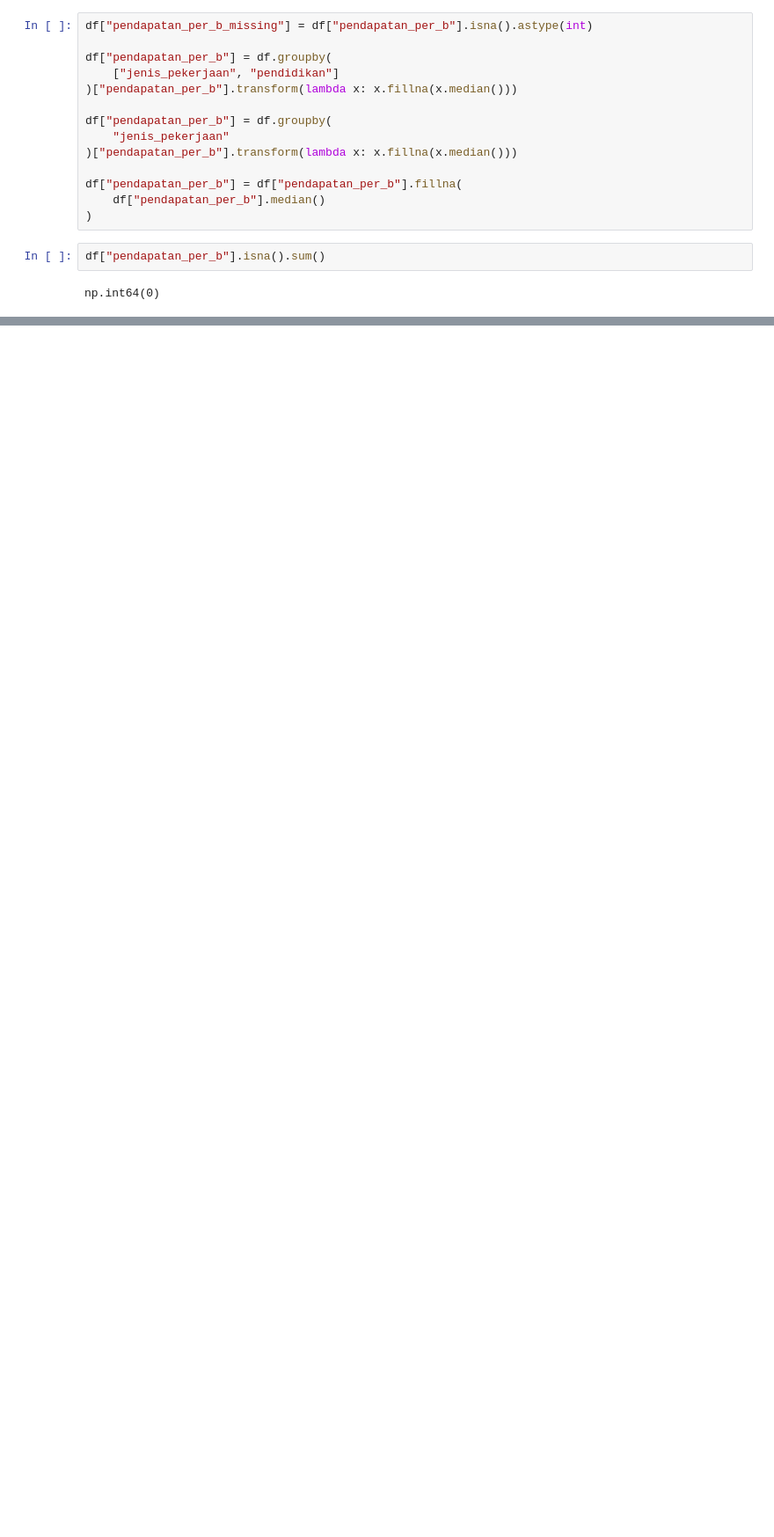
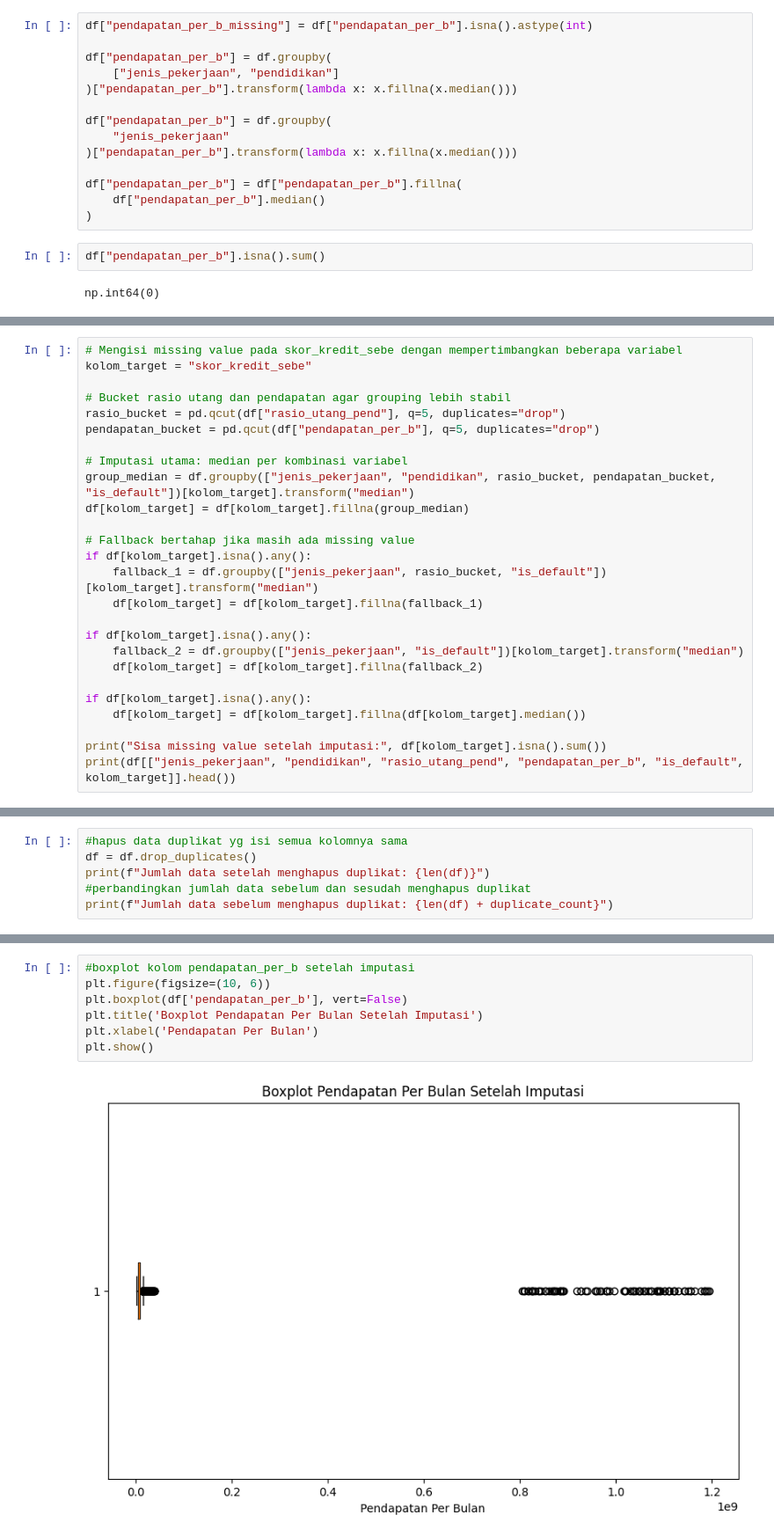
Before and after one commit to andikadibyaa/bflp-python, a Jupyter notebook: Sesi 2 - 10 JUN - Sesi EDA.ipynb, the cells around one changed output, grey strips where cells are left out. Shown at 88% size. Drawn from its saved outputs; the diff is of its cells as text; blank space fills up the shorter version.

```diff
--- a/Sesi 2 - 10 JUN - Sesi EDA.ipynb
+++ b/Sesi 2 - 10 JUN - Sesi EDA.ipynb
@@ -450,0 +736,26 @@ np.int64(0)
+# %%
+# Mengisi missing value pada skor_kredit_sebe dengan mempertimbangkan beberapa variabel
+kolom_target = "skor_kredit_sebe"
+
+# Bucket rasio utang dan pendapatan agar grouping lebih stabil
+rasio_bucket = pd.qcut(df["rasio_utang_pend"], q=5, duplicates="drop")
+pendapatan_bucket = pd.qcut(df["pendapatan_per_b"], q=5, duplicates="drop")
+
+# Imputasi utama: median per kombinasi variabel
+group_median = df.groupby(["jenis_pekerjaan", "pendidikan", rasio_bucket, pendapatan_bucket, "is_default"])[kolom_target].transform("median")
+df[kolom_target] = df[kolom_target].fillna(group_median)
+
+# Fallback bertahap jika masih ada missing value
+if df[kolom_target].isna().any():
+    fallback_1 = df.groupby(["jenis_pekerjaan", rasio_bucket, "is_default"])[kolom_target].transform("median")
+    df[kolom_target] = df[kolom_target].fillna(fallback_1)
+
+if df[kolom_target].isna().any():
+    fallback_2 = df.groupby(["jenis_pekerjaan", "is_default"])[kolom_target].transform("median")
+    df[kolom_target] = df[kolom_target].fillna(fallback_2)
+
+if df[kolom_target].isna().any():
+    df[kolom_target] = df[kolom_target].fillna(df[kolom_target].median())
+
+print("Sisa missing value setelah imputasi:", df[kolom_target].isna().sum())
+print(df[["jenis_pekerjaan", "pendidikan", "rasio_utang_pend", "pendapatan_per_b", "is_default", kolom_target]].head())
@@ -450,0 +807,6 @@ np.int64(0)
+# %%
+#hapus data duplikat yg isi semua kolomnya sama
+df = df.drop_duplicates()
+print(f"Jumlah data setelah menghapus duplikat: {len(df)}")
+#perbandingkan jumlah data sebelum dan sesudah menghapus duplikat
+print(f"Jumlah data sebelum menghapus duplikat: {len(df) + duplicate_count}")
@@ -450,0 +816,9 @@ np.int64(0)
+# %%
+#boxplot kolom pendapatan_per_b setelah imputasi
+plt.figure(figsize=(10, 6))
+plt.boxplot(df['pendapatan_per_b'], vert=False)
+plt.title('Boxplot Pendapatan Per Bulan Setelah Imputasi')
+plt.xlabel('Pendapatan Per Bulan')
+plt.show()
+# %% [output]
+[figure, added]
```
Also changed, not shown: parts of 26 cells of this notebook.
